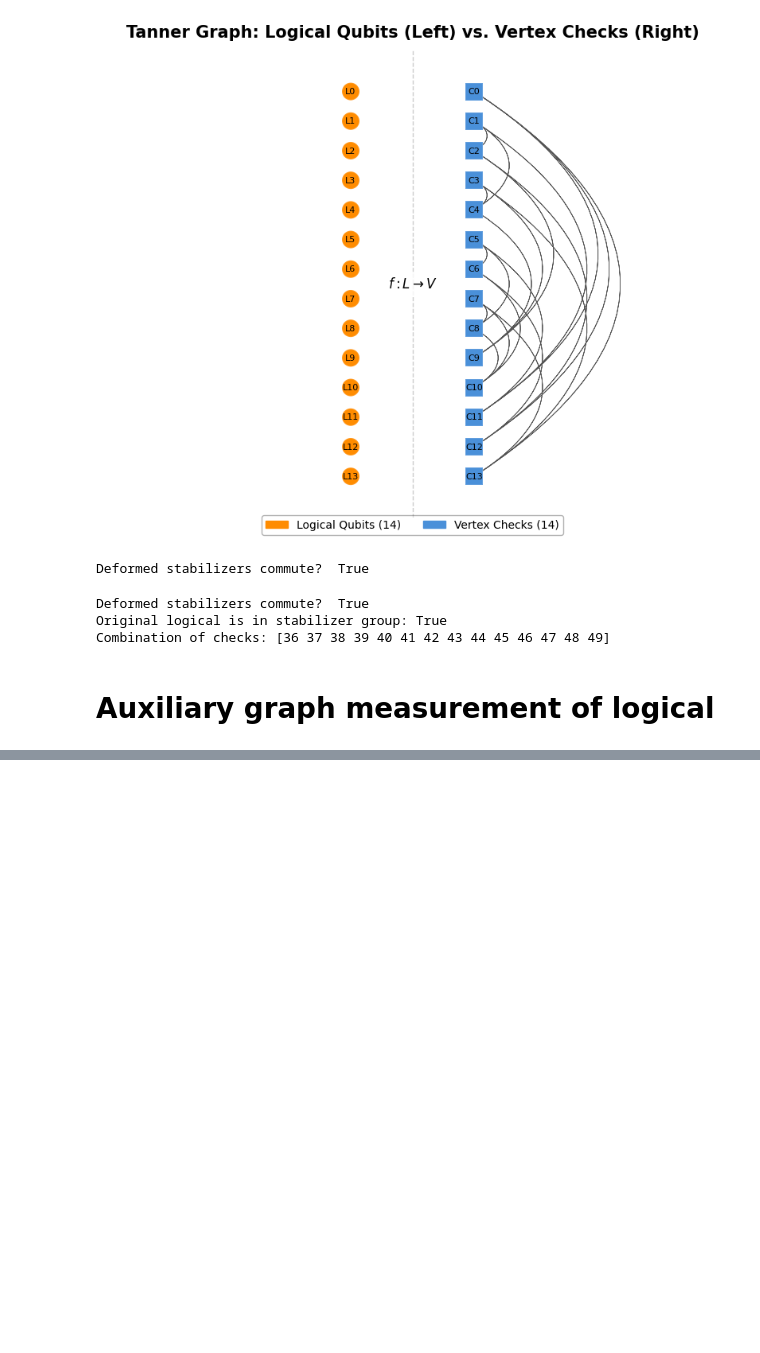
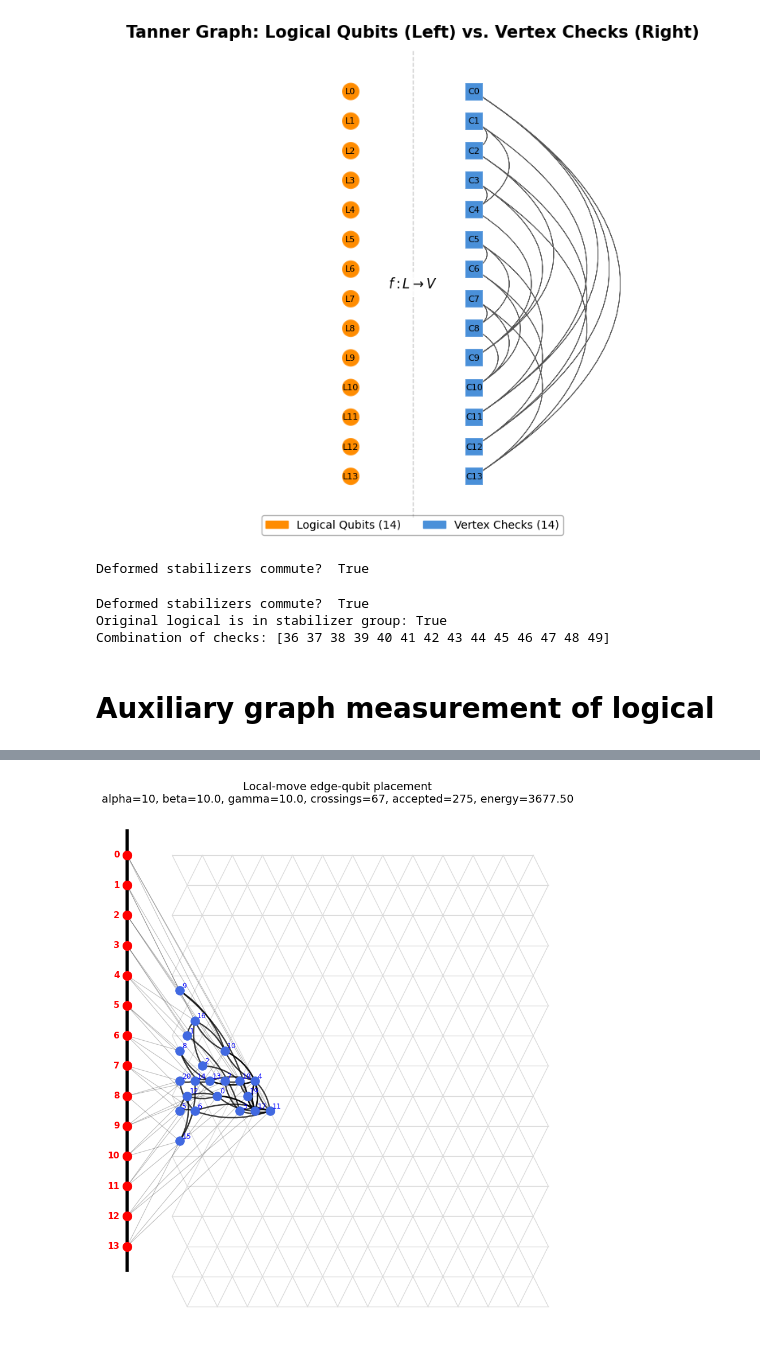
Before and after one commit to jeanettejennifer/Ravioli-project, a Jupyter notebook: adapter.ipynb, the cells around one changed output, grey strips where cells are left out. Cells and saved outputs as stored; diff of their text form; code cells hidden in the pictures; blank space fills up the shorter version.

```diff
--- a/adapter.ipynb
+++ b/adapter.ipynb
@@ -825,0 +1606,16 @@ check_auxiliary_merge_measures_ZZ(
+# %%
+fig, ax, layout = plot_edge_qubits_local_move_layout(
+    g,
+    lattice_width=13,
+    lattice_x0=1.5,
+    alpha=10,
+    beta=10.0,
+    gamma=10.0,
+    n_sweeps=10000,
+    jump_radius=2,
+    p_swap_global=0.05,
+    seed=4,
+    label_edges=True,
+)
+# %% [output]
+[figure, added]
```
Also changed, not shown: parts of 23 cells of this notebook, 5 other files.
